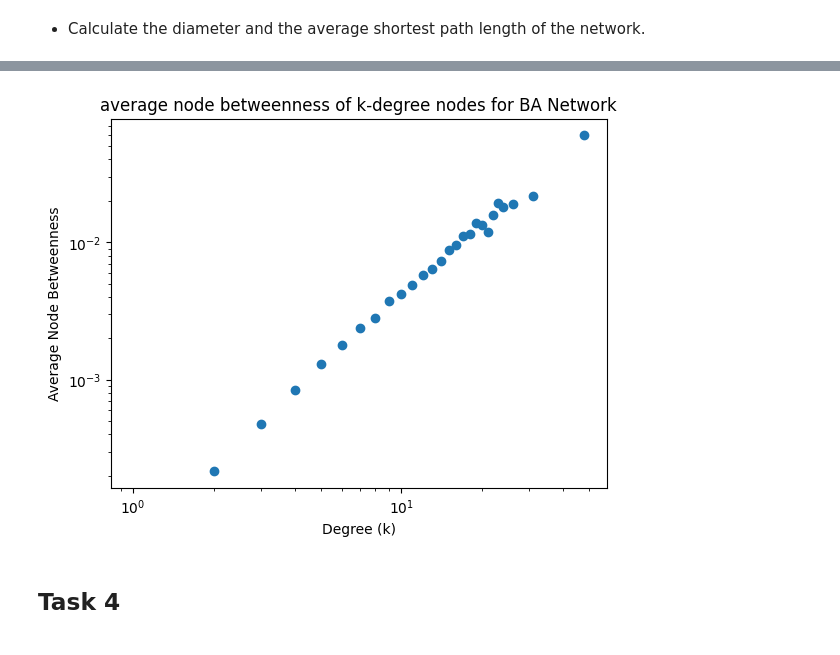
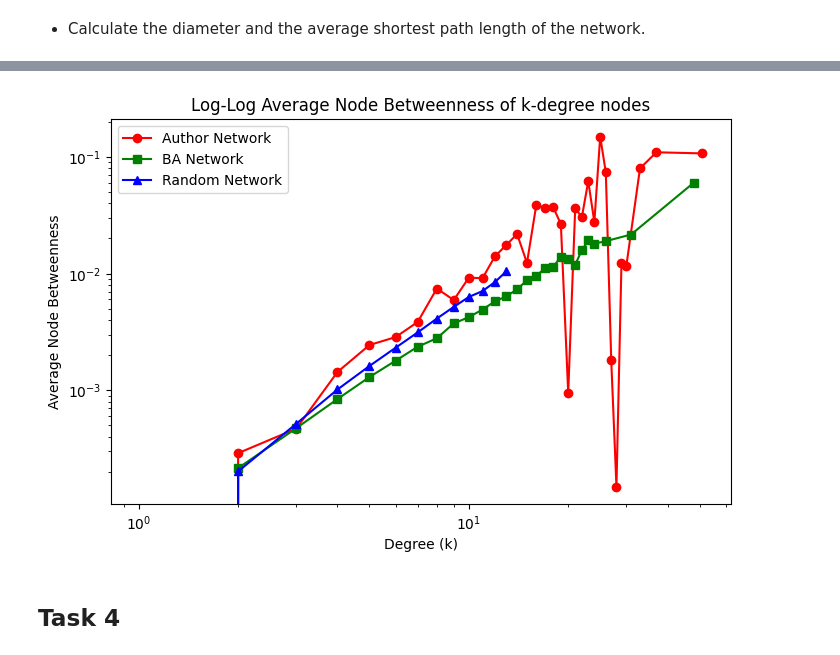
Before and after one commit to ignRyann/author-network-analysis, a Jupyter notebook: coursework1.ipynb, the cells around one changed output, grey strips where cells are left out. Cells and saved outputs as stored; diff of their text form; code cells hidden in the pictures.

```diff
--- a/coursework1.ipynb
+++ b/coursework1.ipynb
@@ -242,14 +294,5 @@ Average Shortest Path Length: 7.3
 # %%
 def average_betweenness_per_degree(G):
-    """
-    Compute the average normalized betweenness centrality of nodes for each degree k in a NetworkX graph G.
-
-    Args:
-    - G (nx.Graph): Input graph.
-
-    Returns:
-    - dict: A dictionary mapping each degree k to its average normalized betweenness centrality.
-    """
     # Calculate normalized betweenness centrality for all nodes
     betweenness = nx.betweenness_centrality(G, normalized=True)
 
@@ -298,18 +311,28 @@ plt.show()
-# %%
-# Calculate average betweenness per degree
-avg_betweenness = average_betweenness_per_degree(BA)
-
-# Plotting on log-log scale
-degrees = list(avg_betweenness.keys())
-betweenness_values = list(avg_betweenness.values())
-
-plt.loglog(degrees, betweenness_values, 'o')
-plt.title('average node betweenness of k-degree nodes for BA Network')
-plt.xlabel('Degree (k)')
-plt.ylabel('Average Node Betweenness')
-plt.show()
-# %% [output]
-[figure, removed]
+# %%
+def plot_avg_betweenness(graphs, graph_names):
+    colors = ["red", "green", "blue"]
+    markers = ['o', 's', '^']
+
+    plt.figure(figsize=(8,5))
+    plt.title("Log-Log Average Node Betweenness of k-degree nodes")
+    plt.xlabel("Degree (k)")
+    plt.ylabel("Average Node Betweenness")
+
+    for i, G in enumerate(graphs):
+        avg_betweenness = average_betweenness_per_degree(G)
+
+        # Sorting for coherent line plots
+        sorted_pairs = sorted(avg_betweenness.items())
+        degrees, betweenness_values = zip(*sorted_pairs)
+
+        plt.loglog(degrees, betweenness_values, linestyle='-', color=colors[i], marker=markers[i], label=graph_names[i])
+
+    plt.legend()
+    plt.show()
+# %%
+plot_avg_betweenness([author_network, BA, ER], ["Author Network", "BA Network", "Random Network"])
+# %% [output]
+[figure, added]
 # %% [markdown]
 ## Task 4
 # %% [markdown]
```
Also changed, not shown: parts of 38 cells of this notebook.
